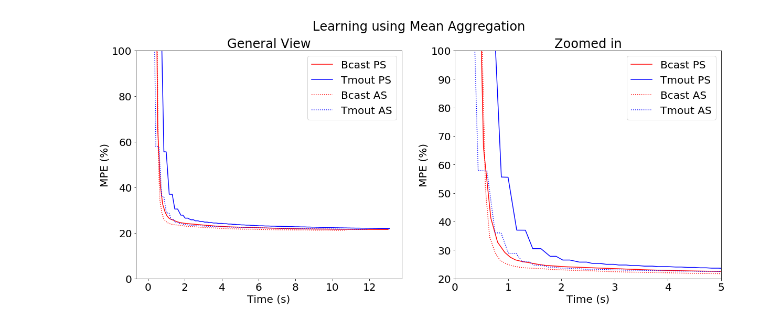
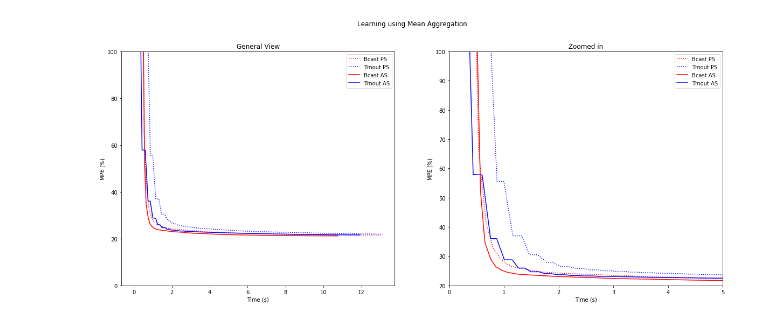
Before and after one commit to ageapps/in-network-aggregation, a Jupyter notebook: ml/Data.ipynb, the cells around one changed output. Drawn from its saved outputs; the diff is of its cells as text; code cells hidden in the pictures.

```diff
--- a/ml/Data.ipynb
+++ b/ml/Data.ipynb
@@ -36,32 +36,32 @@ ttbsw = getAvgs('atsw/t', num_nodes)
 # %%
 fig, (ax1, ax2) = plt.subplots(ncols=2, figsize=(20, 8))
 
-ax1.plot(tabps, eabps, 'r', label="Bcast PS")
-ax1.plot(ttbps, etbps, 'b', label="Tmout PS")
-ax1.plot(tabsw, eabsw, 'r:', label="Bcast AS")
-ax1.plot(ttbsw, etbsw, 'b:', label="Tmout AS")
+ax1.plot(tabps, eabps, 'r:', label="Bcast PS")
+ax1.plot(ttbps, etbps, 'b:', label="Tmout PS")
+ax1.plot(tabsw, eabsw, 'r', label="Bcast AS")
+ax1.plot(ttbsw, etbsw, 'b', label="Tmout AS")
 ax1.set_ylim([0,100])
 ax1.legend()
 ax1.set_title('General View')
 ax1.set_ylabel('MPE (%)')
 ax1.set_xlabel('Time (s)')
 
-ax2.plot(tabps, eabps, 'r', label="Bcast PS")
-ax2.plot(ttbps, etbps, 'b', label="Tmout PS")
-ax2.plot(tabsw, eabsw, 'r:', label="Bcast AS")
-ax2.plot(ttbsw, etbsw, 'b:', label="Tmout AS")
+ax2.plot(tabps, eabps, 'r:', label="Bcast PS")
+ax2.plot(ttbps, etbps, 'b:', label="Tmout PS")
+ax2.plot(tabsw, eabsw, 'r', label="Bcast AS")
+ax2.plot(ttbsw, etbsw, 'b', label="Tmout AS")
 ax2.set_ylim([20,100])
 ax2.set_xlim([0,5])
 ax2.set_title('Zoomed in')
 ax2.set_ylabel('MPE (%)')
 ax2.set_xlabel('Time (s)')
 
 fig.suptitle('Learning using Mean Aggregation')
 ax2.legend()
 plt.show()
 fig.savefig('train-time-mean.png')
 # %% [output]
-[figure, old version]
+[figure, new version]
 # %%
 embps = getAvgs('mbps/e', num_nodes)
 tmbps = getAvgs('mbps/t', num_nodes)
```
Also changed, not shown: parts of 2 cells of this notebook, 4 other files.
